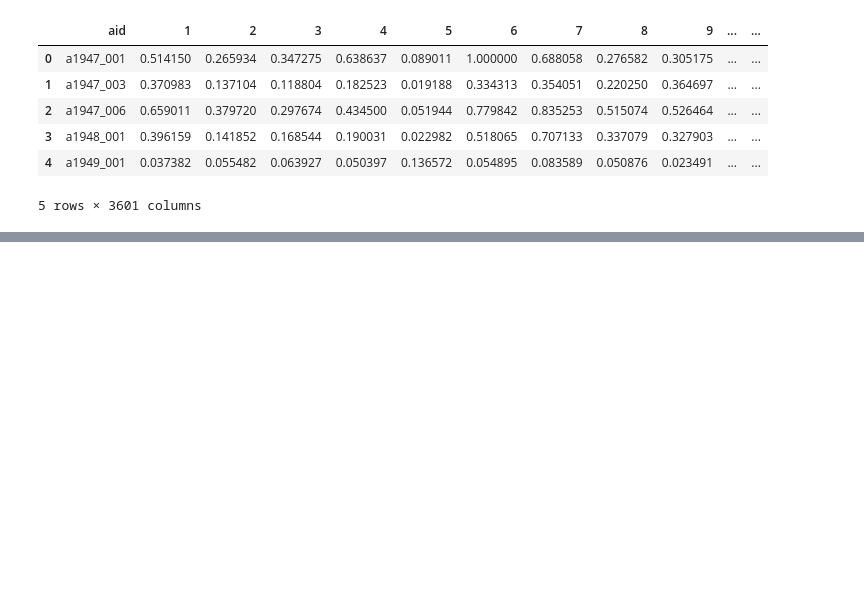
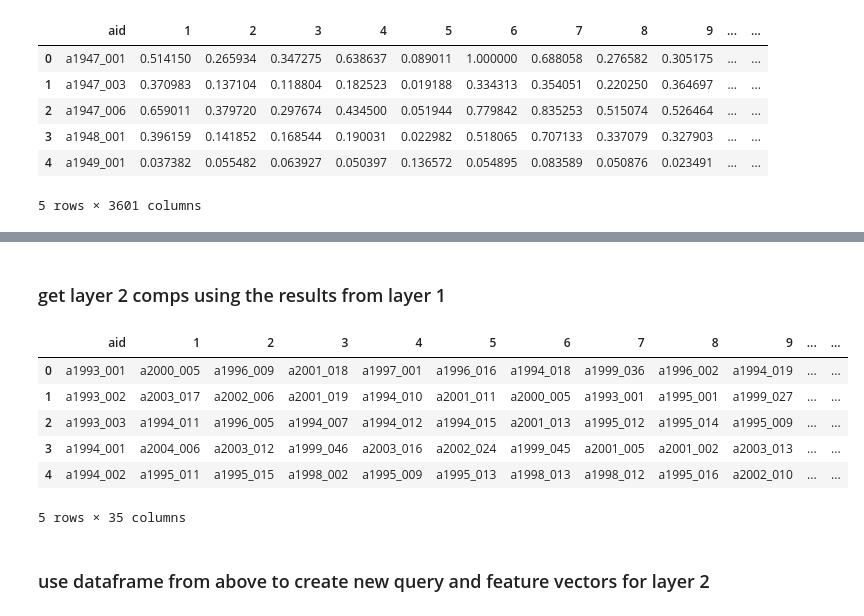
Before and after one commit to AndrewMarksArt/Content_Based_Image_Retrieval_System, a Jupyter notebook: src/Notebooks/SplitAndCleanData.ipynb, the cells around one changed output, grey strips where cells are left out. Saved outputs shown, nothing was run; the diff lists cells and outputs as text; code cells hidden in the pictures; blank space fills up the shorter version.

```diff
--- a/src/Notebooks/SplitAndCleanData.ipynb
+++ b/src/Notebooks/SplitAndCleanData.ipynb
@@ -542,2 +233,0 @@ feature_id
-# %%
-features = color_batch1.iloc[:,1:][color_batch1['aid'] == feature_id].values.tolist()[0]
@@ -622,8 +233,0 @@ plt.imshow(img);
-# %%
-plt.figure(figsize=(15,10)) # specifying the overall grid size
-for i in range(1, 7):
-    plt.subplot(2,3,i)    # the number of images in the grid is 3*3 (9)
-    img = Image.open('../Data/Paintings/' + temp[i-1] + '.png')
-    plt.title(i)
-    plt.imshow(img)
-plt.show()
@@ -631,0 +234,3 @@ plt.show()
+# %%
+def minkowski_distance(histA, histB, p = 1.5):
+    return sum(abs(e1-e2)**p for e1, e2 in zip(histA, histB))**(1/p)
@@ -631,0 +291,31 @@ plt.show()
+# %%
+comps1 = get_comps(texture_batch5, limit=35, metric='minkowski', p=0.5)
+# %% [markdown]
+### get layer 2 comps using the results from layer 1
+# %%
+# turn the list of individual comps based on layer 1 into a dataframe
+full_comps = []
+
+for i in range(len(comps1)):
+    aid = comps1[i][0]
+    temp = []
+    for j in range(1,35):
+        comp = comps1[i][j][1]
+        temp.append(comp)
+    all_sim = [aid] + temp
+    full_comps.append(all_sim)
+
+
+cols = ['aid']+[x for x in range(1, 35)]
+layer1_comps = pd.DataFrame(full_comps, columns=cols)
+layer1_comps.head()
+# %% [output]
+|  | aid | 1 | 2 | 3 | 4 | 5 | 6 | 7 | 8 | 9 | ... | ... |
+| 0 | a1993_001 | a2000_005 | a1996_009 | a2001_018 | a1997_001 | a1996_016 | a1994_018 | a1999_036 | a1996_002 | a1994_019 | ... | ... |
+| 1 | a1993_002 | a2003_017 | a2002_006 | a2001_019 | a1994_010 | a2001_011 | a2000_005 | a1993_001 | a1995_001 | a1999_027 | ... | ... |
+| 2 | a1993_003 | a1994_011 | a1996_005 | a1994_007 | a1994_012 | a1994_015 | a2001_013 | a1995_012 | a1995_014 | a1995_009 | ... | ... |
+| 3 | a1994_001 | a2004_006 | a2003_012 | a1999_046 | a2003_016 | a2002_024 | a1999_045 | a2001_005 | a2001_002 | a2003_013 | ... | ... |
+| 4 | a1994_002 | a1995_011 | a1995_015 | a1998_002 | a1995_009 | a1995_013 | a1998_013 | a1998_012 | a1995_016 | a2002_010 | ... | ... |
+5 rows × 35 columns
+# %% [markdown]
+### use dataframe from above to create new query and feature vectors for layer 2
```
Also changed, not shown: parts of 58 cells of this notebook, 4 other files.
